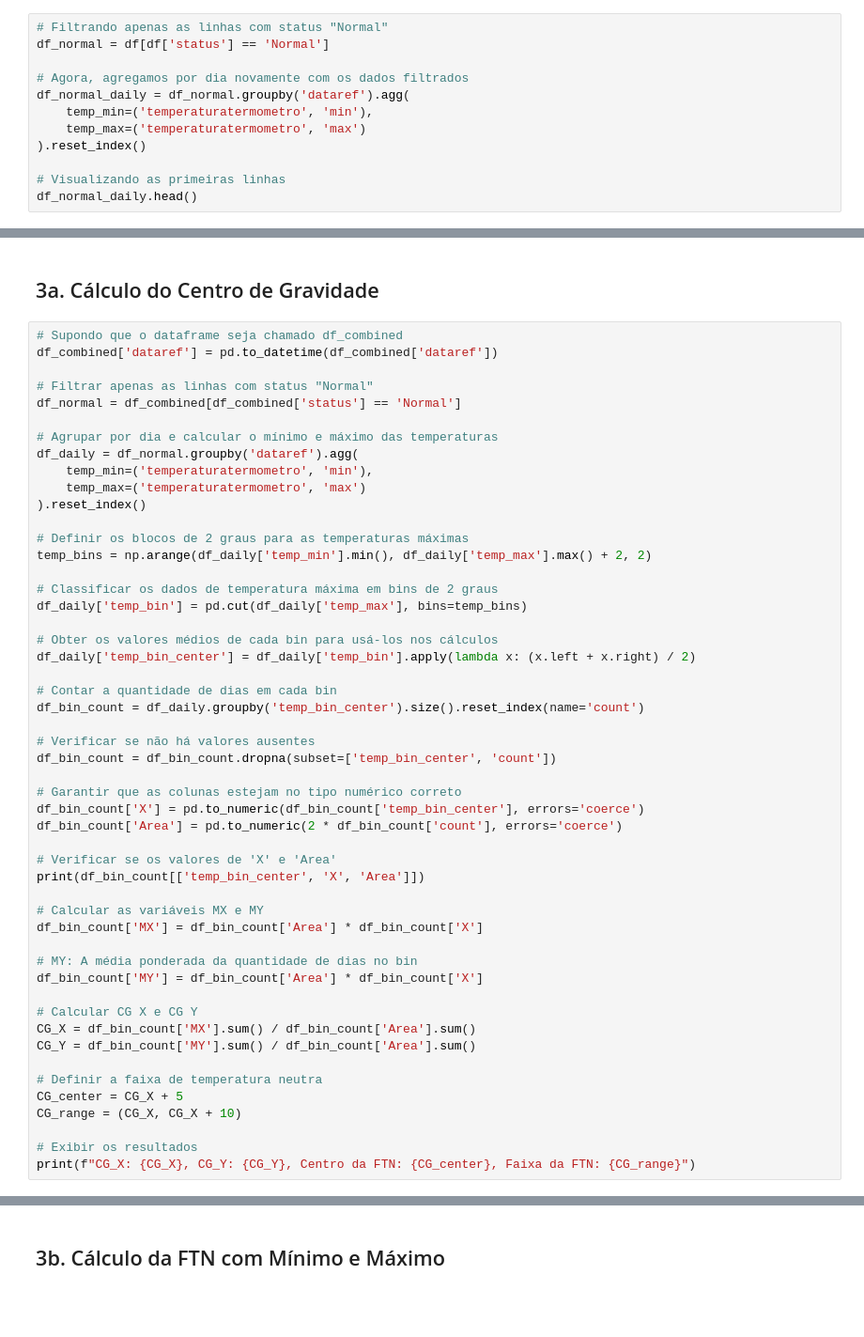
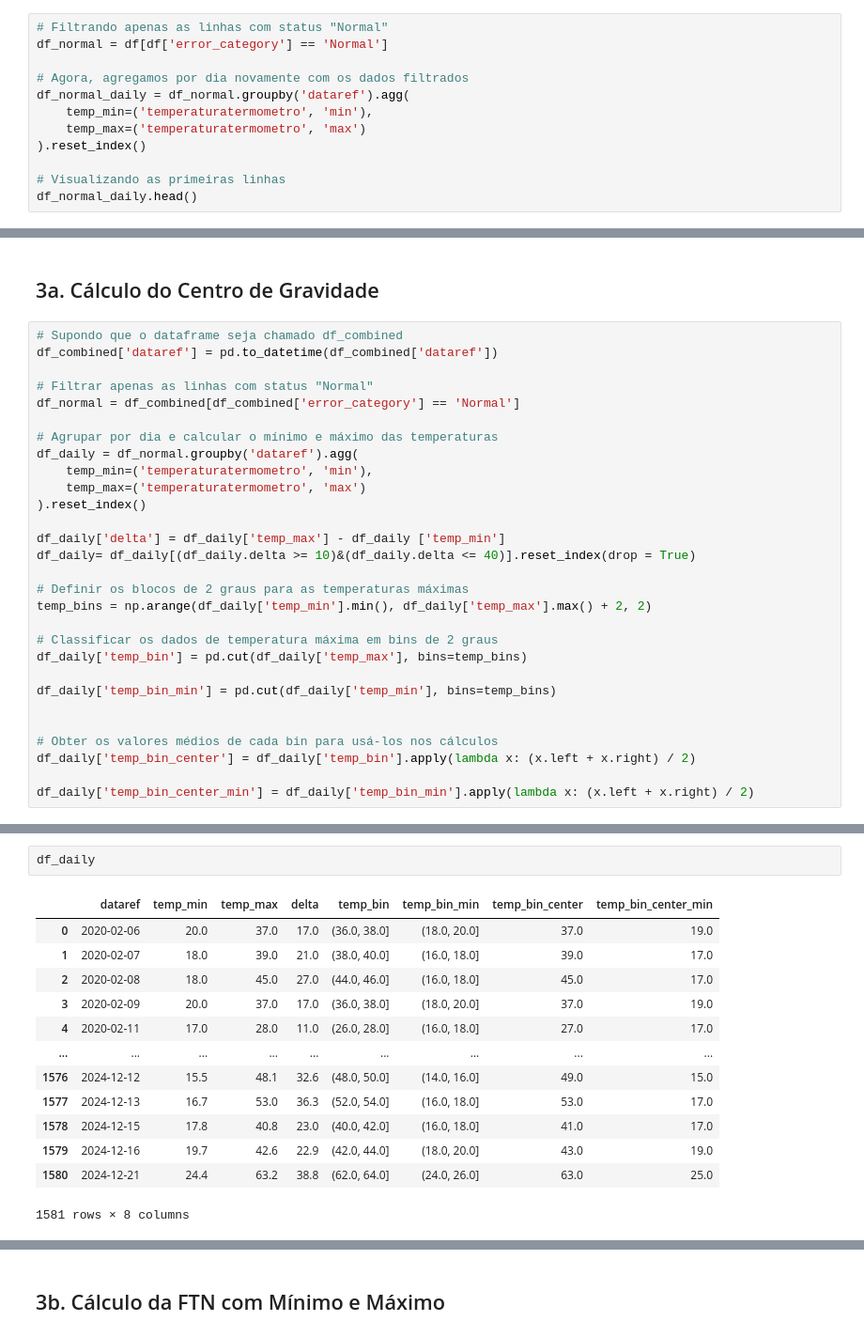
Before and after one commit to CristianoDataScientistRumo/ZAR-Araraquara-termometro, a Jupyter notebook: ZAR_Araraquara/ftn_araraquara.ipynb, the cells around one changed output, grey strips where cells are left out. Shown at 94% size. Drawn from its saved outputs; the diff is of its cells as text; blank space fills up the shorter version.

```diff
--- a/ZAR_Araraquara/ftn_araraquara.ipynb
+++ b/ZAR_Araraquara/ftn_araraquara.ipynb
@@ -165,7 +154,7 @@ df_daily.head()
 ## 2. Usar apenas as medidas sem erro
 # %%
 # Filtrando apenas as linhas com status "Normal"
-df_normal = df[df['status'] == 'Normal']
+df_normal = df[df['error_category'] == 'Normal']
 
 # Agora, agregamos por dia novamente com os dados filtrados
 df_normal_daily = df_normal.groupby('dataref').agg(
@@ -208,7 +197,7 @@ df_combined
 df_combined['dataref'] = pd.to_datetime(df_combined['dataref'])
 
 # Filtrar apenas as linhas com status "Normal"
-df_normal = df_combined[df_combined['status'] == 'Normal']
+df_normal = df_combined[df_combined['error_category'] == 'Normal']
 
 # Agrupar por dia e calcular o mínimo e máximo das temperaturas
 df_daily = df_normal.groupby('dataref').agg(
@@ -216,44 +205,22 @@ df_daily = df_normal.groupby('dataref').agg(
     temp_max=('temperaturatermometro', 'max')
 ).reset_index()
 
+df_daily['delta'] = df_daily['temp_max'] - df_daily ['temp_min']
+df_daily= df_daily[(df_daily.delta >= 10)&(df_daily.delta <= 40)].reset_index(drop = True)
+
 # Definir os blocos de 2 graus para as temperaturas máximas
 temp_bins = np.arange(df_daily['temp_min'].min(), df_daily['temp_max'].max() + 2, 2)
 
 # Classificar os dados de temperatura máxima em bins de 2 graus
 df_daily['temp_bin'] = pd.cut(df_daily['temp_max'], bins=temp_bins)
 
+df_daily['temp_bin_min'] = pd.cut(df_daily['temp_min'], bins=temp_bins)
+
+
 # Obter os valores médios de cada bin para usá-los nos cálculos
 df_daily['temp_bin_center'] = df_daily['temp_bin'].apply(lambda x: (x.left + x.right) / 2)
 
-# Contar a quantidade de dias em cada bin
-df_bin_count = df_daily.groupby('temp_bin_center').size().reset_index(name='count')
-
-# Verificar se não há valores ausentes
-df_bin_count = df_bin_count.dropna(subset=['temp_bin_center', 'count'])
-
-# Garantir que as colunas estejam no tipo numérico correto
-df_bin_count['X'] = pd.to_numeric(df_bin_count['temp_bin_center'], errors='coerce')
-df_bin_count['Area'] = pd.to_numeric(2 * df_bin_count['count'], errors='coerce')
-
-# Verificar se os valores de 'X' e 'Area'
-print(df_bin_count[['temp_bin_center', 'X', 'Area']])
-
-# Calcular as variáveis MX e MY
-df_bin_count['MX'] = df_bin_count['Area'] * df_bin_count['X']
-
-# MY: A média ponderada da quantidade de dias no bin
-df_bin_count['MY'] = df_bin_count['Area'] * df_bin_count['X']
-
-# Calcular CG X e CG Y
-CG_X = df_bin_count['MX'].sum() / df_bin_count['Area'].sum()
-CG_Y = df_bin_count['MY'].sum() / df_bin_count['Area'].sum()
-
-# Definir a faixa de temperatura neutra
-CG_center = CG_X + 5
-CG_range = (CG_X, CG_X + 10)
-
-# Exibir os resultados
-print(f"CG_X: {CG_X}, CG_Y: {CG_Y}, Centro da FTN: {CG_center}, Faixa da FTN: {CG_range}")
+df_daily['temp_bin_center_min'] = df_daily['temp_bin_min'].apply(lambda x: (x.left + x.right) / 2)
 # %% [output]
 A value is trying to be set on a copy of a slice from a DataFrame.
 Try using .loc[row_indexer,col_indexer] = value instead
@@ -279,0 +230,16 @@ CG_X: 41.886308068459655, CG_Y: 41.886308068459655, Centro da FTN: 46.8863080684
+# %%
+df_daily
+# %% [output]
+|  | dataref | temp_min | temp_max | delta | temp_bin | temp_bin_min | temp_bin_center | temp_bin_center_min |
+| 0 | 2020-02-06 | 20.0 | 37.0 | 17.0 | (36.0, 38.0] | (18.0, 20.0] | 37.0 | 19.0 |
+| 1 | 2020-02-07 | 18.0 | 39.0 | 21.0 | (38.0, 40.0] | (16.0, 18.0] | 39.0 | 17.0 |
+| 2 | 2020-02-08 | 18.0 | 45.0 | 27.0 | (44.0, 46.0] | (16.0, 18.0] | 45.0 | 17.0 |
+| 3 | 2020-02-09 | 20.0 | 37.0 | 17.0 | (36.0, 38.0] | (18.0, 20.0] | 37.0 | 19.0 |
+| 4 | 2020-02-11 | 17.0 | 28.0 | 11.0 | (26.0, 28.0] | (16.0, 18.0] | 27.0 | 17.0 |
+| ... | ... | ... | ... | ... | ... | ... | ... | ... |
+| 1576 | 2024-12-12 | 15.5 | 48.1 | 32.6 | (48.0, 50.0] | (14.0, 16.0] | 49.0 | 15.0 |
+| 1577 | 2024-12-13 | 16.7 | 53.0 | 36.3 | (52.0, 54.0] | (16.0, 18.0] | 53.0 | 17.0 |
+| 1578 | 2024-12-15 | 17.8 | 40.8 | 23.0 | (40.0, 42.0] | (16.0, 18.0] | 41.0 | 17.0 |
+| 1579 | 2024-12-16 | 19.7 | 42.6 | 22.9 | (42.0, 44.0] | (18.0, 20.0] | 43.0 | 19.0 |
+| 1580 | 2024-12-21 | 24.4 | 63.2 | 38.8 | (62.0, 64.0] | (24.0, 26.0] | 63.0 | 25.0 |
+1581 rows × 8 columns
```
Also changed, not shown: parts of 17 cells of this notebook, 2 other files.
